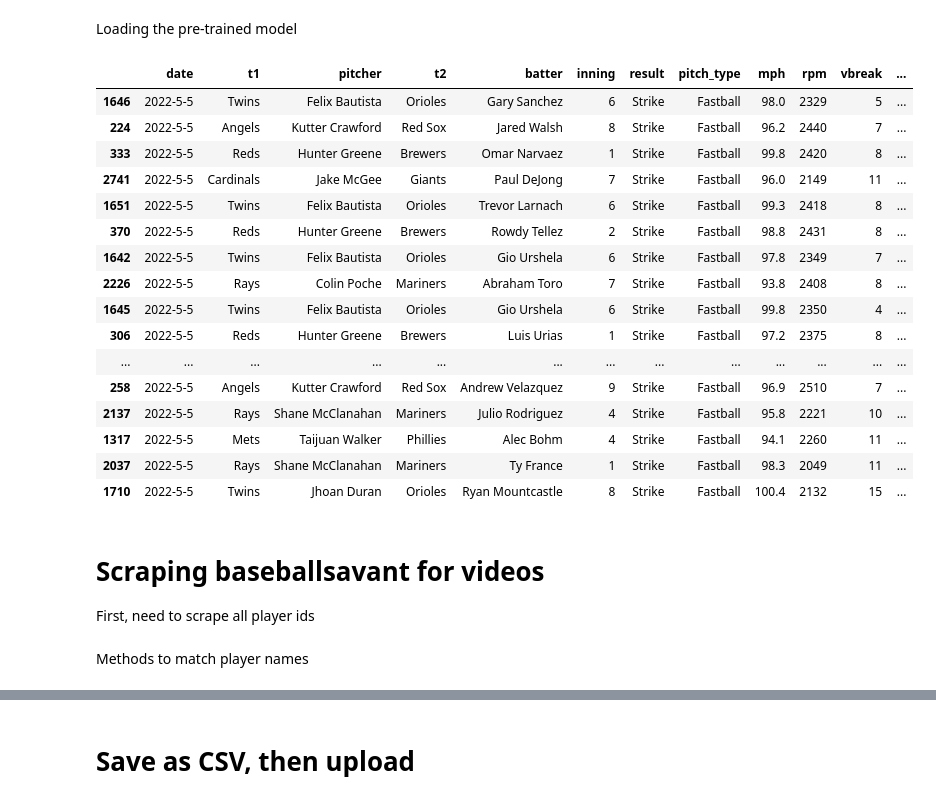
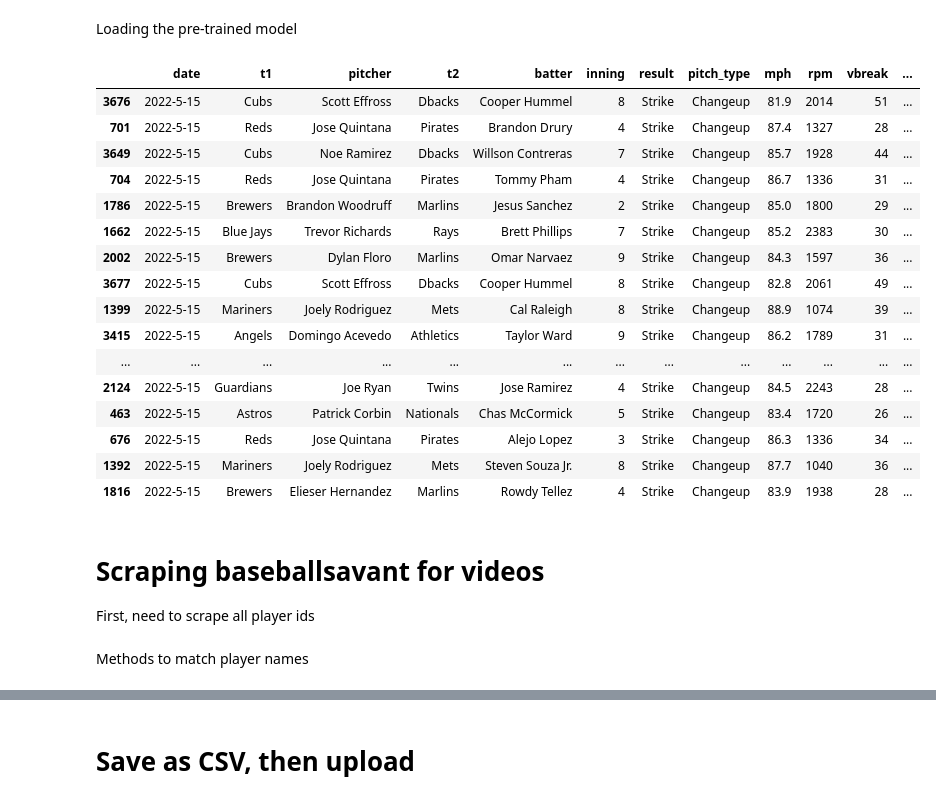
Before and after one commit to ddoberne/the-filthiest, a Jupyter notebook: daily_update.ipynb, the cells around one changed output, grey strips where cells are left out. Saved outputs shown, nothing was run; the diff lists cells and outputs as text; code cells hidden in the pictures.

```diff
--- a/daily_update.ipynb
+++ b/daily_update.ipynb
@@ -131,7 +133,7 @@ def group_pitches(x):
         return 'Fastball'
     elif 'Curve' in x:
         return 'Curveball'
-    elif ('Knuc' in x) or (x == 'Splitter'):
+    elif ('Knuc' in x) or (x == 'Splitter') or (x == 'Eephus'):
         return 'Splitter'
     else:
         return x
@@ -155,7 +157,7 @@ Loading the pre-trained model
 # %%
 rf_dict = {}
 for pitch_type in pitch_types:
-    rf_dict[pitch_type] = load(pitch_type + '2.rf')
+    rf_dict[pitch_type] = load(pitch_type + '3.rf')
 # %%
 def calculate_fifax(args):
     p_type, mph, rpm, vbreak, hbreak, is_left = args[0], args[1], args[2], args[3], args[4], args[5]
@@ -165,25 +167,25 @@ def calculate_fifax(args):
 # Calculating FiFaX for each pitch thrown
 df['fifax'] = df[['pitch_type', 'mph', 'rpm', 'vbreak', 'hbreak', 'left_right']].apply(calculate_fifax, axis = 1)
 # %%
-df.loc[(df.result == 'Strike') & (df.pitch_type == 'Fastball')].sort_values(by = 'fifax', ascending = False).head(5)
+df.loc[(df.result == 'Strike') & (df.pitch_type == 'Changeup')].sort_values(by = 'fifax', ascending = False).head(20)
 # %% [output]
 |  | date | t1 | pitcher | t2 | batter | inning | result | pitch_type | mph | rpm | vbreak | ... |
-| 1646 | 2022-5-5 | Twins | Felix Bautista | Orioles | Gary Sanchez | 6 | Strike | Fastball | 98.0 | 2329 | 5 | ... |
-| 224 | 2022-5-5 | Angels | Kutter Crawford | Red Sox | Jared Walsh | 8 | Strike | Fastball | 96.2 | 2440 | 7 | ... |
-| 333 | 2022-5-5 | Reds | Hunter Greene | Brewers | Omar Narvaez | 1 | Strike | Fastball | 99.8 | 2420 | 8 | ... |
-| 2741 | 2022-5-5 | Cardinals | Jake McGee | Giants | Paul DeJong | 7 | Strike | Fastball | 96.0 | 2149 | 11 | ... |
-| 1651 | 2022-5-5 | Twins | Felix Bautista | Orioles | Trevor Larnach | 6 | Strike | Fastball | 99.3 | 2418 | 8 | ... |
-| 370 | 2022-5-5 | Reds | Hunter Greene | Brewers | Rowdy Tellez | 2 | Strike | Fastball | 98.8 | 2431 | 8 | ... |
-| 1642 | 2022-5-5 | Twins | Felix Bautista | Orioles | Gio Urshela | 6 | Strike | Fastball | 97.8 | 2349 | 7 | ... |
-| 2226 | 2022-5-5 | Rays | Colin Poche | Mariners | Abraham Toro | 7 | Strike | Fastball | 93.8 | 2408 | 8 | ... |
-| 1645 | 2022-5-5 | Twins | Felix Bautista | Orioles | Gio Urshela | 6 | Strike | Fastball | 99.8 | 2350 | 4 | ... |
-| 306 | 2022-5-5 | Reds | Hunter Greene | Brewers | Luis Urias | 1 | Strike | Fastball | 97.2 | 2375 | 8 | ... |
+| 3676 | 2022-5-15 | Cubs | Scott Effross | Dbacks | Cooper Hummel | 8 | Strike | Changeup | 81.9 | 2014 | 51 | ... |
+| 701 | 2022-5-15 | Reds | Jose Quintana | Pirates | Brandon Drury | 4 | Strike | Changeup | 87.4 | 1327 | 28 | ... |
+| 3649 | 2022-5-15 | Cubs | Noe Ramirez | Dbacks | Willson Contreras | 7 | Strike | Changeup | 85.7 | 1928 | 44 | ... |
+| 704 | 2022-5-15 | Reds | Jose Quintana | Pirates | Tommy Pham | 4 | Strike | Changeup | 86.7 | 1336 | 31 | ... |
+| 1786 | 2022-5-15 | Brewers | Brandon Woodruff | Marlins | Jesus Sanchez | 2 | Strike | Changeup | 85.0 | 1800 | 29 | ... |
+| 1662 | 2022-5-15 | Blue Jays | Trevor Richards | Rays | Brett Phillips | 7 | Strike | Changeup | 85.2 | 2383 | 30 | ... |
+| 2002 | 2022-5-15 | Brewers | Dylan Floro | Marlins | Omar Narvaez | 9 | Strike | Changeup | 84.3 | 1597 | 36 | ... |
+| 3677 | 2022-5-15 | Cubs | Scott Effross | Dbacks | Cooper Hummel | 8 | Strike | Changeup | 82.8 | 2061 | 49 | ... |
+| 1399 | 2022-5-15 | Mariners | Joely Rodriguez | Mets | Cal Raleigh | 8 | Strike | Changeup | 88.9 | 1074 | 39 | ... |
+| 3415 | 2022-5-15 | Angels | Domingo Acevedo | Athletics | Taylor Ward | 9 | Strike | Changeup | 86.2 | 1789 | 31 | ... |
 | ... | ... | ... | ... | ... | ... | ... | ... | ... | ... | ... | ... | ... |
-| 258 | 2022-5-5 | Angels | Kutter Crawford | Red Sox | Andrew Velazquez | 9 | Strike | Fastball | 96.9 | 2510 | 7 | ... |
-| 2137 | 2022-5-5 | Rays | Shane McClanahan | Mariners | Julio Rodriguez | 4 | Strike | Fastball | 95.8 | 2221 | 10 | ... |
-| 1317 | 2022-5-5 | Mets | Taijuan Walker | Phillies | Alec Bohm | 4 | Strike | Fastball | 94.1 | 2260 | 11 | ... |
-| 2037 | 2022-5-5 | Rays | Shane McClanahan | Mariners | Ty France | 1 | Strike | Fastball | 98.3 | 2049 | 11 | ... |
-| 1710 | 2022-5-5 | Twins | Jhoan Duran | Orioles | Ryan Mountcastle | 8 | Strike | Fastball | 100.4 | 2132 | 15 | ... |
+| 2124 | 2022-5-15 | Guardians | Joe Ryan | Twins | Jose Ramirez | 4 | Strike | Changeup | 84.5 | 2243 | 28 | ... |
+| 463 | 2022-5-15 | Astros | Patrick Corbin | Nationals | Chas McCormick | 5 | Strike | Changeup | 83.4 | 1720 | 26 | ... |
+| 676 | 2022-5-15 | Reds | Jose Quintana | Pirates | Alejo Lopez | 3 | Strike | Changeup | 86.3 | 1336 | 34 | ... |
+| 1392 | 2022-5-15 | Mariners | Joely Rodriguez | Mets | Steven Souza Jr. | 8 | Strike | Changeup | 87.7 | 1040 | 36 | ... |
+| 1816 | 2022-5-15 | Brewers | Elieser Hernandez | Marlins | Rowdy Tellez | 4 | Strike | Changeup | 83.9 | 1938 | 28 | ... |
 # %% [markdown]
 # Scraping baseballsavant for videos
 
@@ -191,8 +193,8 @@ First, need to scrape all player ids
 # %%
 pitcher_dict = {}
 batter_dict = {}
-# %% [markdown]
-Methods to match player names
+# %% [markdown]
+Methods to match player names
 # %%
 def comma_name_to_full(comma_name):
     name_list = comma_name.split(', ')
```
Also changed, not shown: parts of 35 cells of this notebook, 8 other files.
